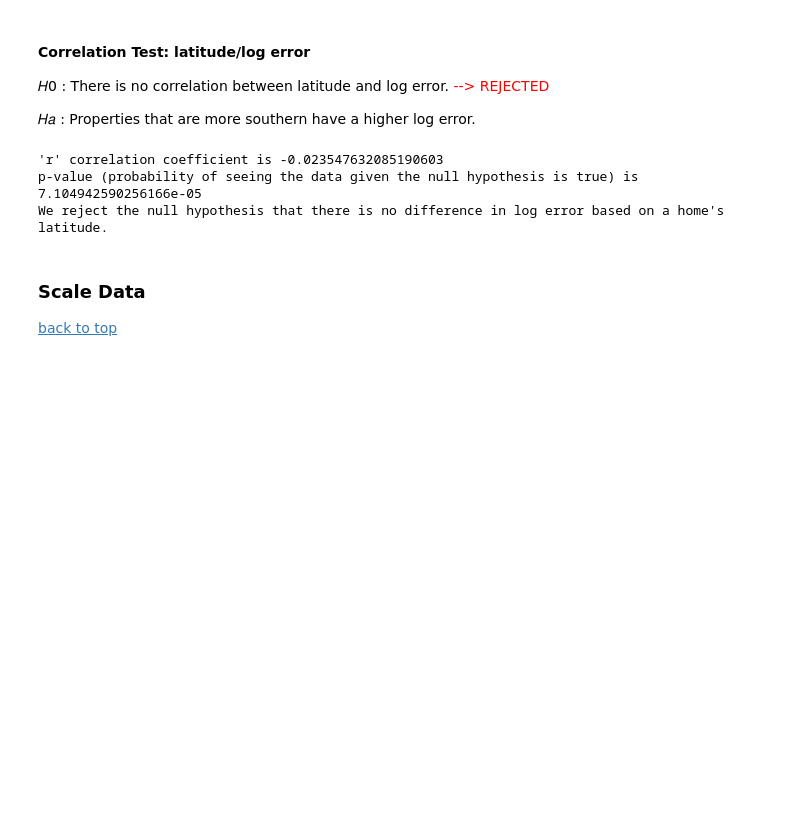
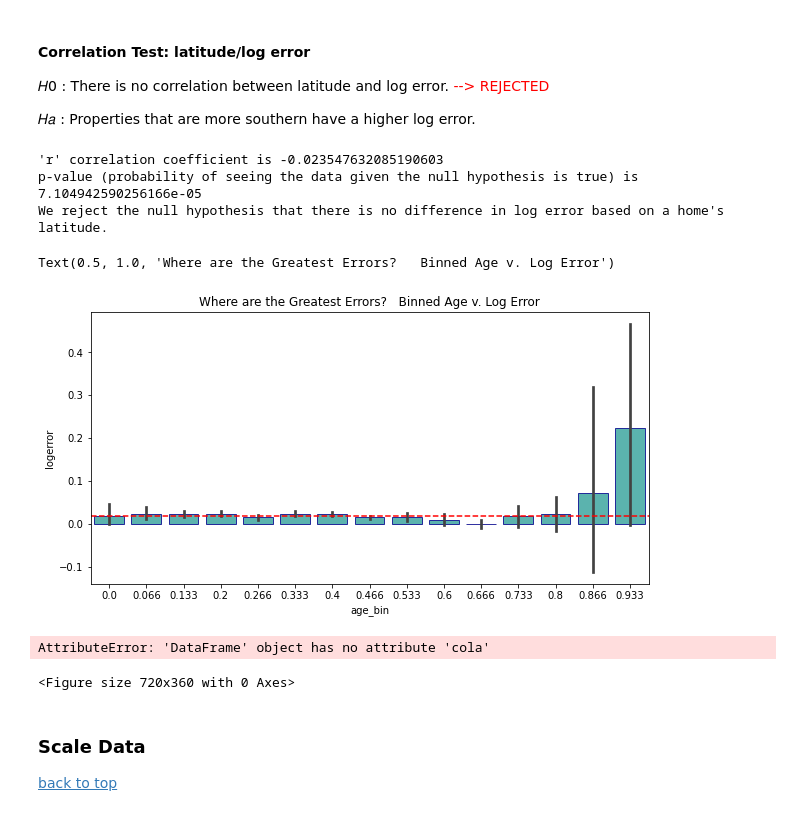
Before and after one commit to B-G-Clustering/zillow-clustering-project, a Jupyter notebook: workbook.2.0.ipynb, the cells around one changed output. Cells and saved outputs as stored; diff of their text form; code cells hidden in the pictures; blank space fills up the shorter version.

Commit message:
updates to workbook to include visualizations

```diff
--- a/workbook.2.0.ipynb
+++ b/workbook.2.0.ipynb
@@ -546,6 +544,24 @@ p-value (probability of seeing the data given the null hypothesis is true) is  7
 We reject the null hypothesis that there is no difference in log error based on a home's latitude.
 # %%
 ### Drop Columns not needed
+# %%
+p = plt.figure(figsize=(10,5))
+p = sns.barplot(X_train.age_bin, y_train.logerror, data=X_train, alpha=.8, color='lightseagreen', edgecolor = 'darkblue')
+overall_rate = y_train.logerror.mean()
+p = plt.axhline(overall_rate, ls='--', color='red', )
+plt.title('Where are the Greatest Errors?   Binned Age v. Log Error')
+# %% [output]
+Text(0.5, 1.0, 'Where are the Greatest Errors?   Binned Age v. Log Error')
+[figure, added]
+# %%
+p = plt.figure(figsize=(10,5))
+p = sns.barplot(X_train.cola, y_train.logerror, data=X_train, alpha=.8, color='lightseagreen', edgecolor = 'darkblue')
+overall_rate = y_train.logerror.mean()
+p = plt.axhline(overall_rate, ls='--', color='red', )
+plt.title('Where are the Greatest Errors?   City of Los Angeles v. Log Error')
+# %% [output]
+AttributeError: 'DataFrame' object has no attribute 'cola'
+<Figure size 720x360 with 0 Axes>
 # %% [markdown]
 <a id='Scale'></a>
 ### Scale Data
```
Also changed, not shown: parts of 3 cells of this notebook.
